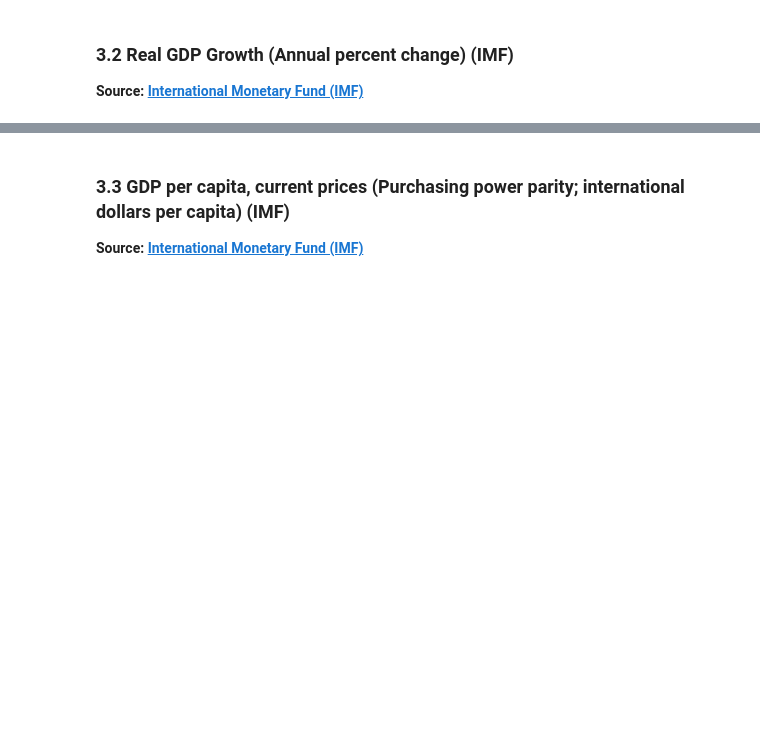
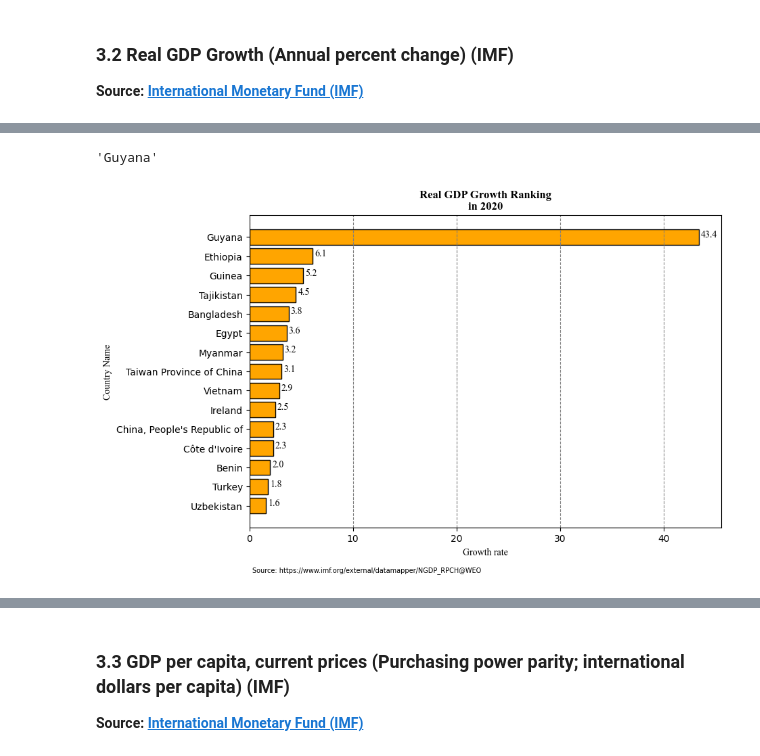
Before and after one commit to saeed-saffari/Intro-Py_for_Econ-workshop-Sum2023, a Jupyter notebook: Lectures/6. Pandas 01.ipynb, the cells around one changed output, grey strips where cells are left out. Drawn from its saved outputs; the diff is of its cells as text; code cells hidden in the pictures; blank space fills up the shorter version.

```diff
--- a/Lectures/6. Pandas 01.ipynb
+++ b/Lectures/6. Pandas 01.ipynb
@@ -156,0 +924,3 @@ read_feather|Read the Feather binary file format|
+# %%
+growth_2020 = pd.read_excel('Real GDP Growth (IMF).xlsx', sheet_name=1)
+growth_2020.head()
@@ -156,0 +946,3 @@ read_feather|Read the Feather binary file format|
+# %%
+largest = growth_2020.nlargest(15, 2020)
+largest
@@ -156,0 +1007,26 @@ read_feather|Read the Feather binary file format|
+# %%
+largest.iloc[0,0]
+# %% [output]
+'Guyana'
+# %%
+plt.figure(figsize=(9,6))
+plt.barh(largest.Country, largest[2020],
+       color = 'orange',
+       edgecolor = 'k')
+
+plt.gca().invert_yaxis()
+
+plt.grid(ls = '--', c = 'gray', axis = 'x')
+plt.xlabel('Growth rate', fontsize = 10, fontname = 'Times New Roman')
+plt.ylabel('Country Name', fontsize = 10, fontname = 'Times New Roman')
+plt.title("Real GDP Growth Ranking\nin 2020", fontsize = 12, fontname = 'Times New Roman', fontweight = 'bold')
+plt.figtext(0.13, 0, 'Source: https://www.imf.org/external/datamapper/NGDP_RPCH@WEO ', fontsize = 7)
+
+for i in range(0,15):
+    plt.text(largest.iloc[i,1]+0.2, largest.iloc[i,0],str(largest.iloc[i,1]), fontname = 'Times NEw Roman')
+
+#plt.text(largest.iloc[0,1]+0.2, largest.iloc[0,0],str(largest.iloc[0,1]))
+
+plt.show()
+# %% [output]
+[figure, added]
```
Also changed, not shown: parts of 116 cells of this notebook.
